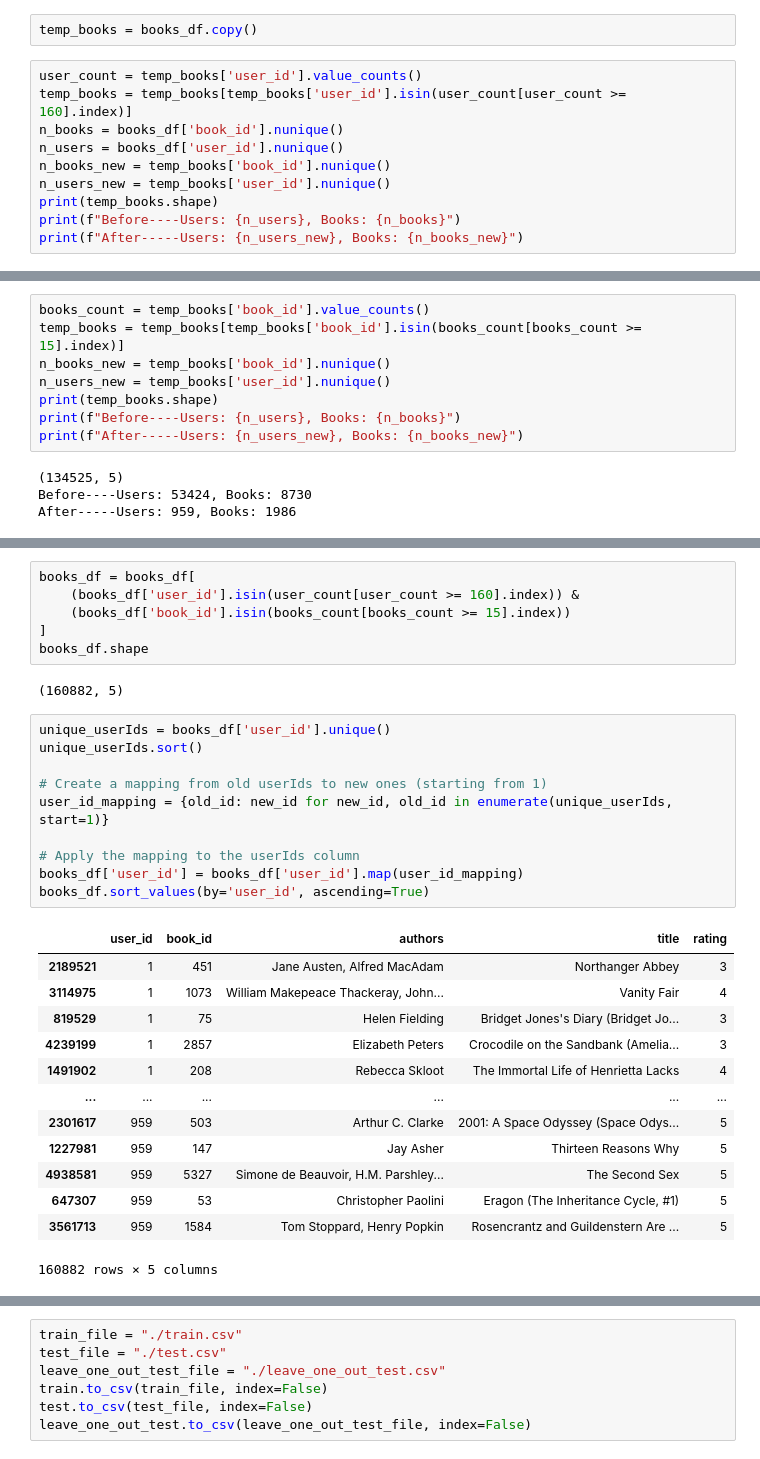
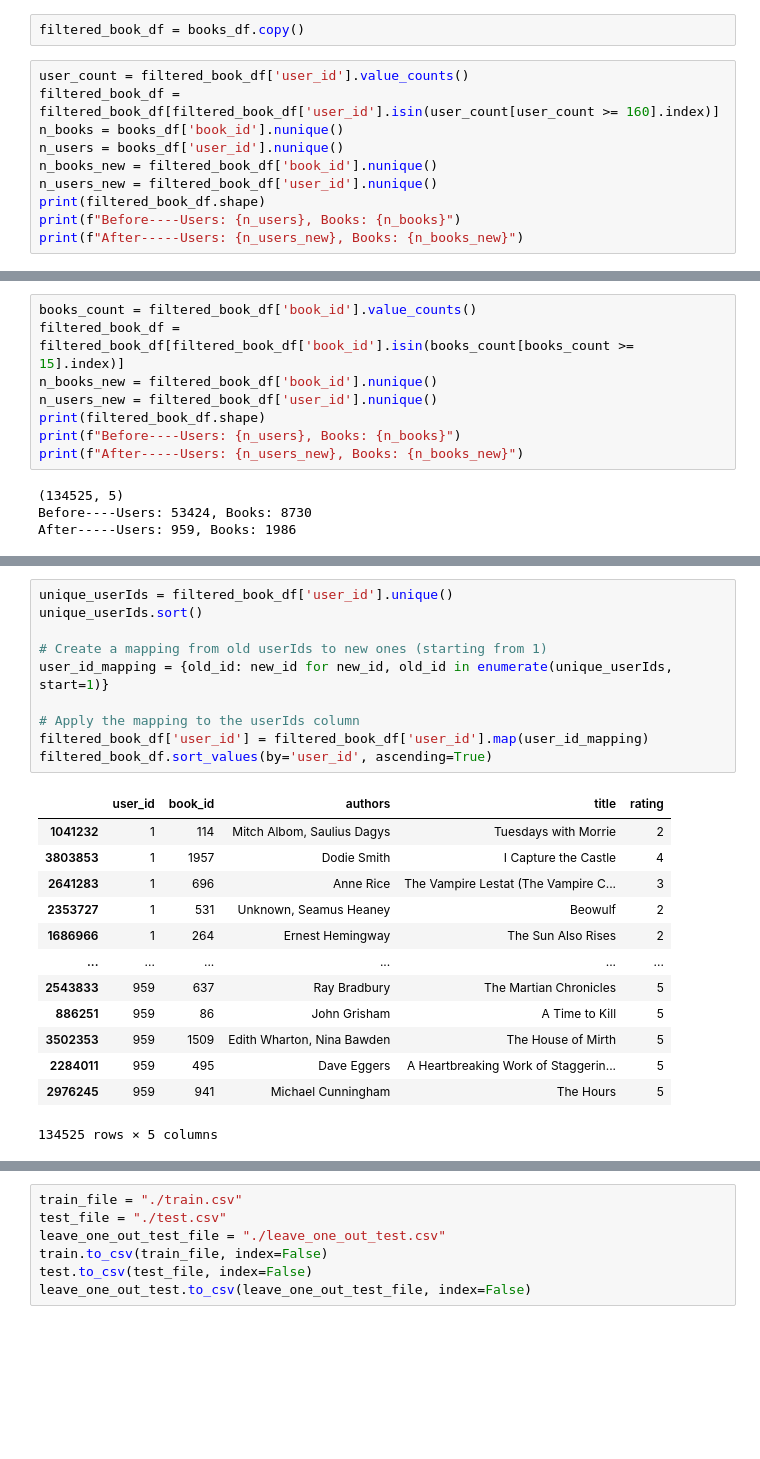
Before and after one commit to H4mz4k7/TheReadingRoom, a Jupyter notebook: ncf_notebook.ipynb, the cells around one changed output, grey strips where cells are left out. Drawn from its saved outputs; the diff is of its cells as text; blank space fills up the shorter version.

```diff
--- a/ncf_notebook.ipynb
+++ b/ncf_notebook.ipynb
@@ -87,15 +68,15 @@ books_df.shape
 # %% [output]
 (5579146, 5)
 # %%
-temp_books = books_df.copy()
+filtered_book_df = books_df.copy()
 # %%
-user_count = temp_books['user_id'].value_counts()
-temp_books = temp_books[temp_books['user_id'].isin(user_count[user_count >= 160].index)]
+user_count = filtered_book_df['user_id'].value_counts()
+filtered_book_df = filtered_book_df[filtered_book_df['user_id'].isin(user_count[user_count >= 160].index)]
 n_books = books_df['book_id'].nunique()
 n_users = books_df['user_id'].nunique()
-n_books_new = temp_books['book_id'].nunique()
-n_users_new = temp_books['user_id'].nunique()
-print(temp_books.shape)
+n_books_new = filtered_book_df['book_id'].nunique()
+n_users_new = filtered_book_df['user_id'].nunique()
+print(filtered_book_df.shape)
 print(f"Before----Users: {n_users}, Books: {n_books}")
 print(f"After-----Users: {n_users_new}, Books: {n_books_new}")
 # %% [output]
@@ -103,11 +84,11 @@ print(f"After-----Users: {n_users_new}, Books: {n_books_new}")
 Before----Users: 53424, Books: 8730
 After-----Users: 959, Books: 7595
 # %%
-books_count = temp_books['book_id'].value_counts()
-temp_books = temp_books[temp_books['book_id'].isin(books_count[books_count >= 15].index)]
-n_books_new = temp_books['book_id'].nunique()
-n_users_new = temp_books['user_id'].nunique()
-print(temp_books.shape)
+books_count = filtered_book_df['book_id'].value_counts()
+filtered_book_df = filtered_book_df[filtered_book_df['book_id'].isin(books_count[books_count >= 15].index)]
+n_books_new = filtered_book_df['book_id'].nunique()
+n_users_new = filtered_book_df['user_id'].nunique()
+print(filtered_book_df.shape)
 print(f"Before----Users: {n_users}, Books: {n_books}")
 print(f"After-----Users: {n_users_new}, Books: {n_books_new}")
 # %% [output]
@@ -120,33 +98,25 @@ books_count = books_df['book_id'].value_counts()
-# %%
-books_df = books_df[
-    (books_df['user_id'].isin(user_count[user_count >= 160].index)) &
-    (books_df['book_id'].isin(books_count[books_count >= 15].index))
-]
-books_df.shape
-# %% [output]
-(160882, 5)
 # %%
-unique_userIds = books_df['user_id'].unique()
+unique_userIds = filtered_book_df['user_id'].unique()
 unique_userIds.sort()
 
 # Create a mapping from old userIds to new ones (starting from 1)
 user_id_mapping = {old_id: new_id for new_id, old_id in enumerate(unique_userIds, start=1)}
 
 # Apply the mapping to the userIds column
-books_df['user_id'] = books_df['user_id'].map(user_id_mapping)
-books_df.sort_values(by='user_id', ascending=True)
+filtered_book_df['user_id'] = filtered_book_df['user_id'].map(user_id_mapping)
+filtered_book_df.sort_values(by='user_id', ascending=True)
 # %% [output]
 |  | user_id | book_id | authors | title | rating |
-| 2189521 | 1 | 451 | Jane Austen, Alfred MacAdam | Northanger Abbey | 3 |
-| 3114975 | 1 | 1073 | William Makepeace Thackeray, John... | Vanity Fair | 4 |
-| 819529 | 1 | 75 | Helen Fielding | Bridget Jones's Diary (Bridget Jo... | 3 |
-| 4239199 | 1 | 2857 | Elizabeth Peters | Crocodile on the Sandbank (Amelia... | 3 |
-| 1491902 | 1 | 208 | Rebecca Skloot | The Immortal Life of Henrietta Lacks | 4 |
+| 1041232 | 1 | 114 | Mitch Albom, Saulius Dagys | Tuesdays with Morrie | 2 |
+| 3803853 | 1 | 1957 | Dodie Smith | I Capture the Castle | 4 |
+| 2641283 | 1 | 696 | Anne Rice | The Vampire Lestat (The Vampire C... | 3 |
+| 2353727 | 1 | 531 | Unknown, Seamus Heaney | Beowulf | 2 |
+| 1686966 | 1 | 264 | Ernest Hemingway | The Sun Also Rises | 2 |
 | ... | ... | ... | ... | ... | ... |
-| 2301617 | 959 | 503 | Arthur C. Clarke | 2001: A Space Odyssey (Space Odys... | 5 |
-| 1227981 | 959 | 147 | Jay Asher | Thirteen Reasons Why | 5 |
-| 4938581 | 959 | 5327 | Simone de Beauvoir, H.M. Parshley... | The Second Sex | 5 |
-| 647307 | 959 | 53 | Christopher Paolini | Eragon (The Inheritance Cycle, #1) | 5 |
-| 3561713 | 959 | 1584 | Tom Stoppard, Henry Popkin | Rosencrantz and Guildenstern Are ... | 5 |
+| 2543833 | 959 | 637 | Ray Bradbury | The Martian Chronicles | 5 |
+| 886251 | 959 | 86 | John Grisham | A Time to Kill | 5 |
+| 3502353 | 959 | 1509 | Edith Wharton, Nina Bawden | The House of Mirth | 5 |
+| 2284011 | 959 | 495 | Dave Eggers | A Heartbreaking Work of Staggerin... | 5 |
+| 2976245 | 959 | 941 | Michael Cunningham | The Hours | 5 |
-160882 rows × 5 columns
+134525 rows × 5 columns
 # %%
```
Also changed, not shown: parts of 21 cells of this notebook, 5 other files.
